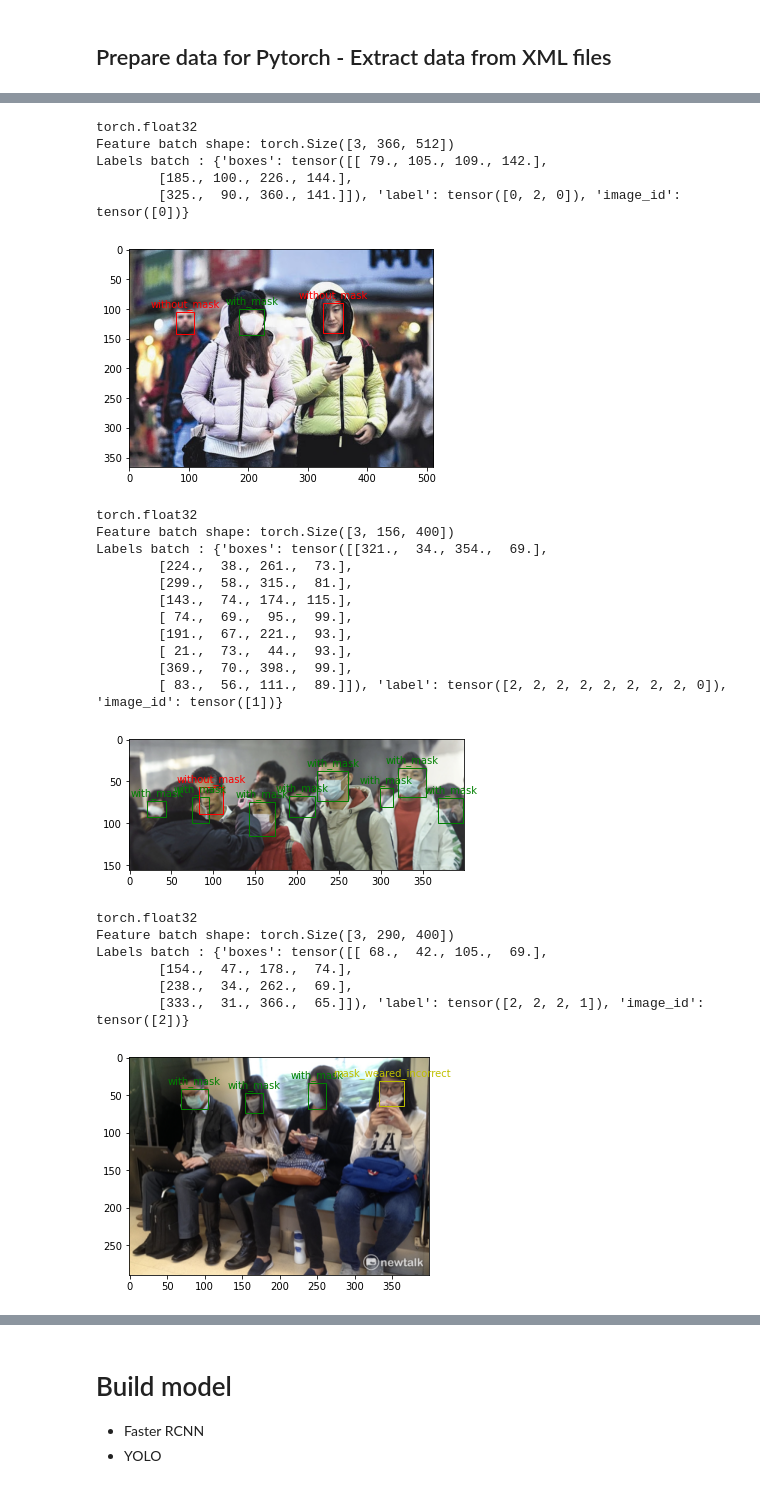
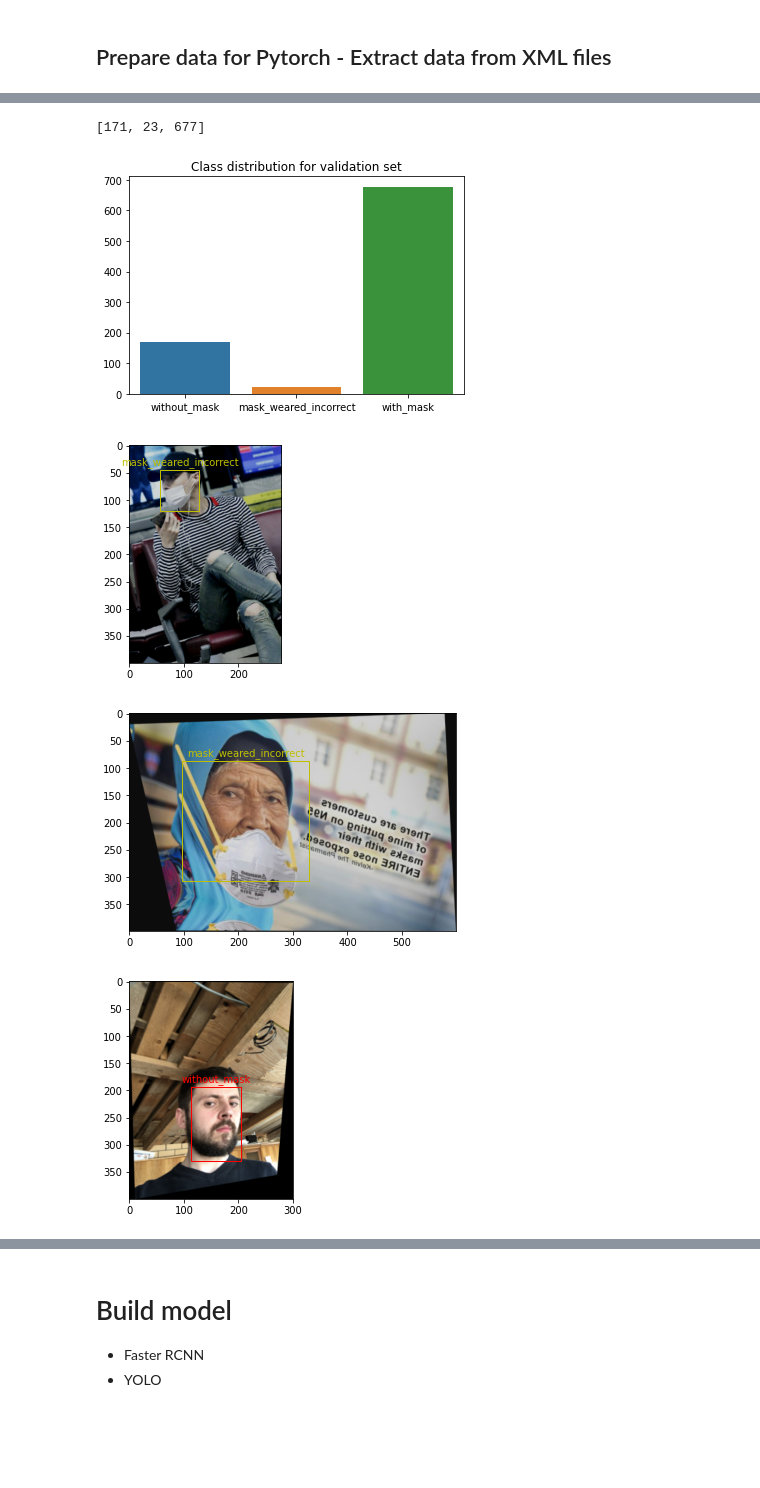
Before and after one commit to hungpham13/Face-mask-detection, a Jupyter notebook: PRJ1_Face_Mask_Detection.ipynb, the cells around one changed output, grey strips where cells are left out. Drawn from its saved outputs; the diff is of its cells as text; code cells hidden in the pictures; blank space fills up the shorter version.

```diff
--- a/PRJ1_Face_Mask_Detection.ipynb
+++ b/PRJ1_Face_Mask_Detection.ipynb
@@ -29,5 +65,11 @@ from torchvision.models.detection.faster_rcnn import FastRCNNPredictor
 # %%
+# Global variables
 annotation_dir = "./Face-mask-detection/data/annotations/"
 image_dir = "./Face-mask-detection/data/images/"
+
+LABELS = ['without_mask', #0
+          'mask_weared_incorrect', #1
+          'with_mask' #2
+          ]
 # %% [markdown]
 ## Prepare data for Pytorch - Extract data from XML files
@@ -88,0 +307,8 @@ data_loader = DataLoader(data, batch_size=5, collate_fn=unzip_batch)
+# %%
+#weighted function for sampling, image with low class of 0 and 1 has higher weight
+def get_weight(labels):
+    num = torch.bincount(labels,minlength=3)
+    freq = num/num.sum()
+    return 0.7*freq[1]+0.29*freq[0]+0.01*freq[2]
+
+get_weight(torch.tensor([1,1,1,1]))
@@ -89,60 +361,45 @@ data_loader = DataLoader(data, batch_size=5, collate_fn=unzip_batch)
+# %%
+plot_class_dist(test_loader,title="Class distribution for validation set")
+# %% [output]
+[171, 23, 677]
+[figure, added]
 # %%
 def plot_image(img_tensor, annotation):
     fig,ax = plt.subplots(1)
     img = img_tensor.cpu().data
-    int_to_lc = {0:['without_mask','r'],1:['mask_weared_incorrect','y'],2:['with_mask','g']}
+    # int to label and color
+    COLORS = ['r','y','g']
 
     # Display the image
     ax.imshow(img.permute(1, 2, 0))
 
     for i,box in enumerate(annotation['boxes']):
         xmin, ymin, xmax, ymax = box
 
         # Create a Rectangle patch
-        label, color = int_to_lc[int(annotation['label'][i])]
+        index = int(annotation['labels'][i])
+        label, color = LABELS[index], COLORS[index]
         rect = patches.Rectangle((xmin,ymin),(xmax-xmin),(ymax-ymin),linewidth=1,edgecolor=color,facecolor='none')
         ax.annotate(label,color=color,
                     xy = (xmin+(xmax-xmin)/2,ymin),
                     ha = 'center', va = 'center',
                     xytext = (0, 8),
                     textcoords = 'offset points')
 
         # Add the patch to the Axes
         ax.add_patch(rect)
 
     plt.show()
 
 
-img_batch, label_batch = next(iter(data_loader))
+img_batch, label_batch = next(iter(train_loader))
 
 for img,label in zip(img_batch,label_batch):
-    print(label["boxes"].dtype)
-    print(f"Feature batch shape: {img.size()}")
-    print(f"Labels batch : {label}")
+    # print(img)
+    # print(f"Feature batch shape: {img.size()}")
+    # print(f"Labels batch : {label}")
     plot_image(img, label)
 # %% [output]
-torch.float32
-Feature batch shape: torch.Size([3, 366, 512])
-Labels batch : {'boxes': tensor([[ 79., 105., 109., 142.],
-        [185., 100., 226., 144.],
-        [325.,  90., 360., 141.]]), 'label': tensor([0, 2, 0]), 'image_id': tensor([0])}
-[figure, old version]
+[figure, new version]
-torch.float32
-Feature batch shape: torch.Size([3, 156, 400])
-Labels batch : {'boxes': tensor([[321.,  34., 354.,  69.],
-        [224.,  38., 261.,  73.],
-        [299.,  58., 315.,  81.],
-        [143.,  74., 174., 115.],
-        [ 74.,  69.,  95.,  99.],
-        [191.,  67., 221.,  93.],
-        [ 21.,  73.,  44.,  93.],
-        [369.,  70., 398.,  99.],
-        [ 83.,  56., 111.,  89.]]), 'label': tensor([2, 2, 2, 2, 2, 2, 2, 2, 0]), 'image_id': tensor([1])}
-[figure, old version]
+[figure, new version]
-torch.float32
-Feature batch shape: torch.Size([3, 290, 400])
-Labels batch : {'boxes': tensor([[ 68.,  42., 105.,  69.],
-        [154.,  47., 178.,  74.],
-        [238.,  34., 262.,  69.],
-        [333.,  31., 366.,  65.]]), 'label': tensor([2, 2, 2, 1]), 'image_id': tensor([2])}
-[figure, old version]
+[figure, new version]
```
Also changed, not shown: parts of 61 cells of this notebook.
